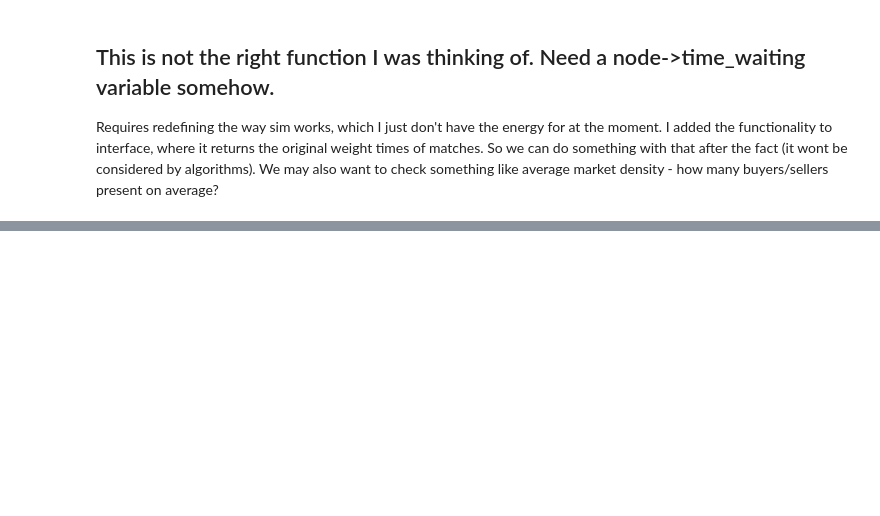
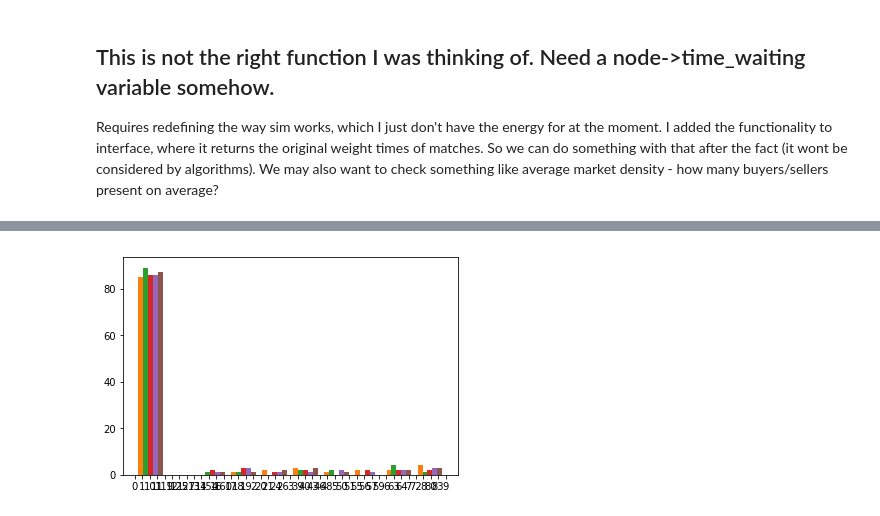
Before and after one commit to tjdiamandis/cs269i_final_project, a Jupyter notebook: experiments/BasicExperiment.ipynb, the cells around one changed output, grey strips where cells are left out. Drawn from its saved outputs; the diff is of its cells as text; code cells hidden in the pictures; blank space fills up the shorter version.

Commit message:
some more results

```diff
--- a/experiments/BasicExperiment.ipynb
+++ b/experiments/BasicExperiment.ipynb
@@ -59,7 +59,7 @@ The lookahead5 algorithm had an average weight of 0.1729508515809003
 # %%
 def run_an_experiment(seed, p_node, departure_distr, algs_to_test, weight_fn,
                       fewest_nodes_per_add=1, max_nodes_per_add=10,
-                      p_buyer=0.5, num_runs=1000, size=(10,10)):
+                      p_buyer=0.5, num_runs=1000, size=(10,10), recalc=False):
     results = {}
     for (alg_name, alg) in algs_to_test:
         inter = interface.Interface(
@@ -70,7 +70,8 @@ def run_an_experiment(seed, p_node, departure_distr, algs_to_test, weight_fn,
             max_to_add=max_nodes_per_add,
             p_buyer=p_buyer,
             seed=seed,
-            dep_distr=departure_distr)
+            dep_distr=departure_distr,
+            recalc_weights=recalc)
         results[alg_name] = inter.run(num_runs)
     for alg_name, res in results.items():
         average_weight =  np.mean([w[0] for w in res[0]])
@@ -257,0 +372,9 @@ Number of dropped buyers: 179, sellers: 435
+# %%
+results_big_one = {}
+for seed in [0]:
+    print("\nSeed:", seed)
+    results_big_one[seed] = run_an_experiment(
+        seed, 0.9, (10,2), algs_to_test,
+        weight_function_distance,
+        fewest_nodes_per_add=1, max_nodes_per_add=10,
+        p_buyer=0.5, num_runs=1000, size=(20,20))
@@ -257,0 +386,21 @@ Number of dropped buyers: 179, sellers: 435
+# %%
+def get_weights_for_histogram(results, seed=0):
+    all_weights = {}
+    max_weight = -1000
+    n_bins=100
+    lowest = 0
+    for alg_name, res in results[seed].items():
+        weights, discarded_buyers, discarded_sellers, matched_wait_times = res
+        just_weights = [w[0] for w in weights]
+        max_weight = max(max_weight, max(just_weights))
+        all_weights[alg_name] = just_weights
+    hist_values = {}
+    for alg in all_weights.keys():
+        hist_values[alg], bins = np.histogram(np.array(all_weights[alg]), n_bins, (lowest, max_weight))
+    return pd.DataFrame(hist_values), bins
+# %%
+df, bins = get_weights_for_histogram(results1)
+plt.hist(df)
+plt.show()
+# %% [output]
+[figure, added]
```
Also changed, not shown: parts of 21 cells of this notebook.
